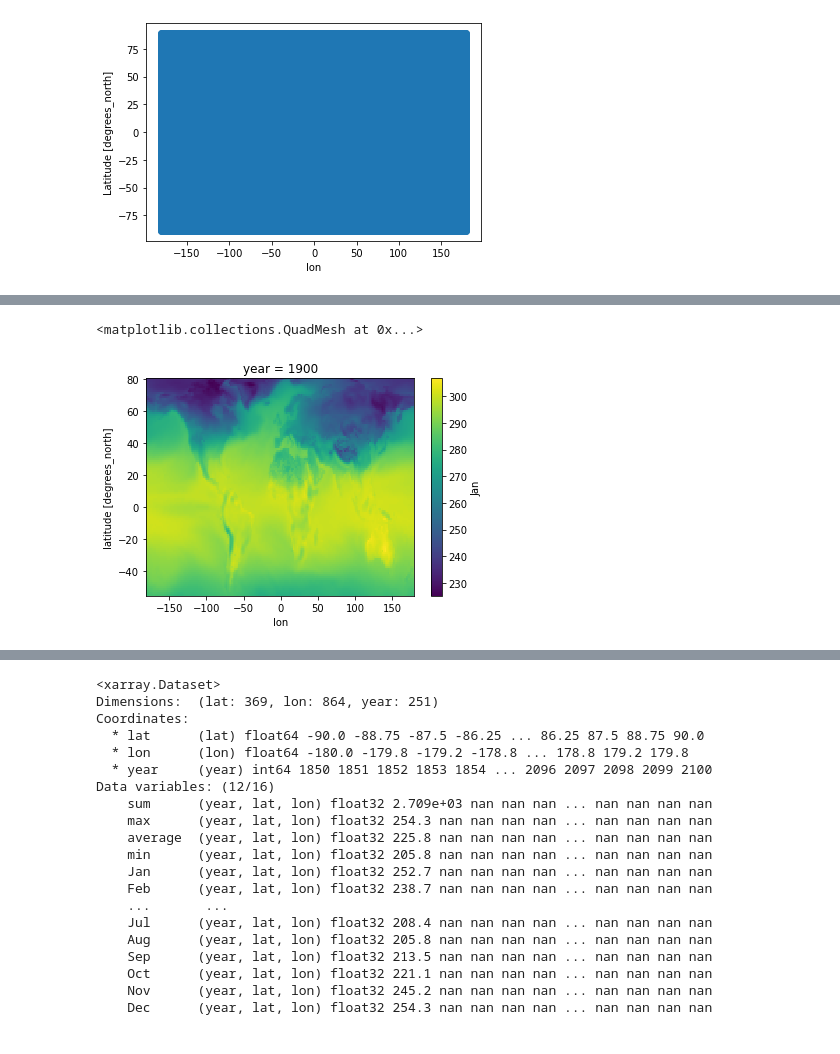
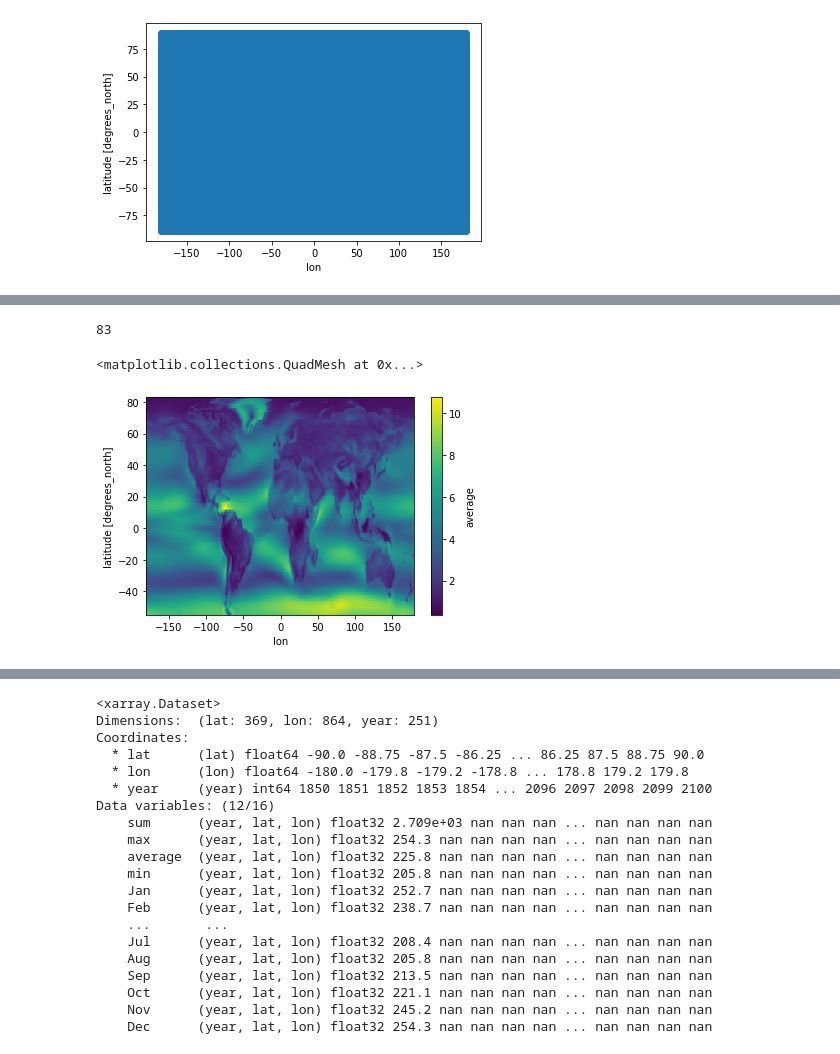
Before and after one commit to UCDglobalchange/TEM_CMIP_Preprocessing_Files, a Jupyter notebook: CMIP6/Preprocess_CMIP6_TEM.ipynb, the cells around one changed output, grey strips where cells are left out. Drawn from its saved outputs; the diff is of its cells as text; code cells hidden in the pictures.

Commit message:
updating cmip6 files to include checks

```diff
--- a/CMIP6/Preprocess_CMIP6_TEM.ipynb
+++ b/CMIP6/Preprocess_CMIP6_TEM.ipynb
@@ -64,18 +64,21 @@ def custom_cftime(x): ##input CMIP6 dataset which has the column named 'time'
 # #https://cran.r-project.org/web/packages/humidity/vignettes/humidity-measures.html
 # # ds['var_of_interest'] = ds[cmip_var]
 # # ds = ds.drop_vars([cmip_var])
+# %%
+cmip_data_folder = '/home/smmrrr/TEM_Climate_Data/CMIP6/' #folder where climate data is
+data_checks_folder = '/home/smmrrr/TEM_Climate_Data/TEM_CMIP_Preprocessing_Files/Datachecks/'
+cleaned_data_folder = '/home/smmrrr/cleaned_climate_input/CMIP6/'
 # %%
-folder1 = 'TEM_Climate_Data/CMIP6/' #folder where climate data is
 
 if (output_var == 'trange'): #subtract max and min temp
 # folder + variable + '_Amon_' + model + '_' + scenario + '_r1i1p1f1.nc'
-    ds_historical_max = xr.open_dataset('~/'+folder1+'tasmax' + '_Amon_' + model + '_historical_r1i1p1f1.nc' , decode_times=False)
+    ds_historical_max = xr.open_dataset(cmip_data_folder+'tasmax' + '_Amon_' + model + '_historical_r1i1p1f1.nc' , decode_times=False)
     custom_cftime(ds_historical_max)
-    ds_future_max = xr.open_dataset('~/'+folder1 +'tasmax' + '_Amon_' + model + '_' + scenario + '_r1i1p1f1.nc' , decode_times=False)
+    ds_future_max = xr.open_dataset(cmip_data_folder +'tasmax' + '_Amon_' + model + '_' + scenario + '_r1i1p1f1.nc' , decode_times=False)
     custom_cftime(ds_future_max)
-    ds_historical_min = xr.open_dataset('~/'+folder1+'tasmin' + '_Amon_' + model + '_historical_r1i1p1f1.nc' , decode_times=False)
+    ds_historical_min = xr.open_dataset(cmip_data_folder+'tasmin' + '_Amon_' + model + '_historical_r1i1p1f1.nc' , decode_times=False)
     custom_cftime(ds_historical_min)
-    ds_future_min = xr.open_dataset('~/'+folder1+ 'tasmin' + '_Amon_' + model + '_' + scenario + '_r1i1p1f1.nc' , decode_times=False)
+    ds_future_min = xr.open_dataset(cmip_data_folder+ 'tasmin' + '_Amon_' + model + '_' + scenario + '_r1i1p1f1.nc' , decode_times=False)
     custom_cftime(ds_future_min)
 
     ds_max = ds_historical_max.combine_first(ds_future_max)
@@ -89,13 +92,13 @@ if (output_var == 'trange'): #subtract max and min temp
 
 elif (output_var == 'wind'): #calc the ws using the u and v vectors
 
-    ds_historical_uas = xr.open_dataset('~/'+folder1+'uas' + '_Amon_' + model + '_historical_r1i1p1f1.nc', decode_times=False)
+    ds_historical_uas = xr.open_dataset(cmip_data_folder+'uas' + '_Amon_' + model + '_historical_r1i1p1f1.nc', decode_times=False)
     custom_cftime(ds_historical_uas)
-    ds_future_uas = xr.open_dataset('~/'+folder1 + 'uas' + '_Amon_' + model + '_' + scenario + '_r1i1p1f1.nc' , decode_times=False)
+    ds_future_uas = xr.open_dataset(cmip_data_folder + 'uas' + '_Amon_' + model + '_' + scenario + '_r1i1p1f1.nc' , decode_times=False)
     custom_cftime(ds_future_uas)
-    ds_historical_vas = xr.open_dataset('~/'+folder1 + 'vas' + '_Amon_' + model + '_historical_r1i1p1f1.nc' , decode_times=False)
+    ds_historical_vas = xr.open_dataset(cmip_data_folder + 'vas' + '_Amon_' + model + '_historical_r1i1p1f1.nc' , decode_times=False)
     custom_cftime(ds_historical_vas)
-    ds_future_vas = xr.open_dataset('~/'+folder1 + 'vas' + '_Amon_' + model + '_' + scenario + '_r1i1p1f1.nc' , decode_times=False)
+    ds_future_vas = xr.open_dataset(cmip_data_folder + 'vas' + '_Amon_' + model + '_' + scenario + '_r1i1p1f1.nc' , decode_times=False)
     custom_cftime(ds_future_vas)
 
     ds_uas = ds_historical_uas.combine_first(ds_future_uas)
@@ -108,13 +111,13 @@ elif (output_var == 'wind'): #calc the ws using the u and v vectors
 
 elif (output_var == 'vpr'): #calc the vapor pressure using specific humidity and surface pressure
 
-    ds_historical_huss = xr.open_dataset('~/'+folder1+ 'huss'+ '_Amon_' + model + '_historical_r1i1p1f1.nc', decode_times=False)
+    ds_historical_huss = xr.open_dataset(cmip_data_folder+ 'huss'+ '_Amon_' + model + '_historical_r1i1p1f1.nc', decode_times=False)
     custom_cftime(ds_historical_huss)
-    ds_future_huss = xr.open_dataset('~/'+folder1+ 'huss' + '_Amon_' + model + '_' + scenario + '_r1i1p1f1.nc' , decode_times=False)
+    ds_future_huss = xr.open_dataset(cmip_data_folder+ 'huss' + '_Amon_' + model + '_' + scenario + '_r1i1p1f1.nc' , decode_times=False)
     custom_cftime(ds_future_huss)
-    ds_historical_ps = xr.open_dataset('~/'+folder1+ 'ps'+ '_Amon_' + model + '_historical_r1i1p1f1.nc', decode_times=False)
+    ds_historical_ps = xr.open_dataset(cmip_data_folder+ 'ps'+ '_Amon_' + model + '_historical_r1i1p1f1.nc', decode_times=False)
     custom_cftime(ds_historical_ps)
-    ds_future_ps = xr.open_dataset('~/'+folder1+ 'ps' + '_Amon_' + model + '_' + scenario + '_r1i1p1f1.nc' , decode_times=False)
+    ds_future_ps = xr.open_dataset(cmip_data_folder+ 'ps' + '_Amon_' + model + '_' + scenario + '_r1i1p1f1.nc' , decode_times=False)
     custom_cftime(ds_future_ps)
 
     ds_huss = ds_historical_huss.combine_first(ds_future_huss)
@@ -138,16 +141,14 @@ else:
     output_var_match = TEM2CMIP_varnames[1, output_var_lookup] ##get cmip var
     cmip_var = re.sub('[\[\]\']', '', np.array_str(output_var_match)) #clean format of cmip var
 
-    ds_historical = xr.open_dataset('~/'+folder1+ cmip_var + '_Amon_' + model + '_historical_r1i1p1f1.nc' , decode_times=False)
+    ds_historical = xr.open_dataset(cmip_data_folder+ cmip_var + '_Amon_' + model + '_historical_r1i1p1f1.nc' , decode_times=False)
     custom_cftime(ds_historical)
-    ds_future = xr.open_dataset('~/'+folder1+ cmip_var + '_Amon_' + model + '_' + scenario + '_r1i1p1f1.nc' , decode_times=False)
+    ds_future = xr.open_dataset(cmip_data_folder+ cmip_var + '_Amon_' + model + '_' + scenario + '_r1i1p1f1.nc' , decode_times=False)
     custom_cftime(ds_future)
     ds = ds_historical.combine_first(ds_future)
 
     ds['var_of_interest'] = ds[cmip_var]
     ds = ds.drop_vars([cmip_var])
-
-print('read in')
 # %% [output]
 days 1850-01-01
 days 2015-01-01
@@ -386,6 +351,10 @@ Data variables: (12/16)
-# %%
-###compare maps
-final.Jan.sel(year=1900, lat = slice(-55.75, 80)).plot()
-# %% [output]
-<matplotlib.collections.QuadMesh at 0x...>
-[figure, removed]
+# %%
+int(ds_TEM.lat.min())
+int(ds_TEM.lat.max())
+# %% [output]
+83
+# %%
+final.mean(dim = ['year']).average.sel( lat = slice(int(ds_TEM.lat.min()), int(ds_TEM.lat.max()))).plot()
+# %% [output]
+<matplotlib.collections.QuadMesh at 0x...>
+[figure, added]
```
Also changed, not shown: parts of 14 cells of this notebook, 4 other files.
